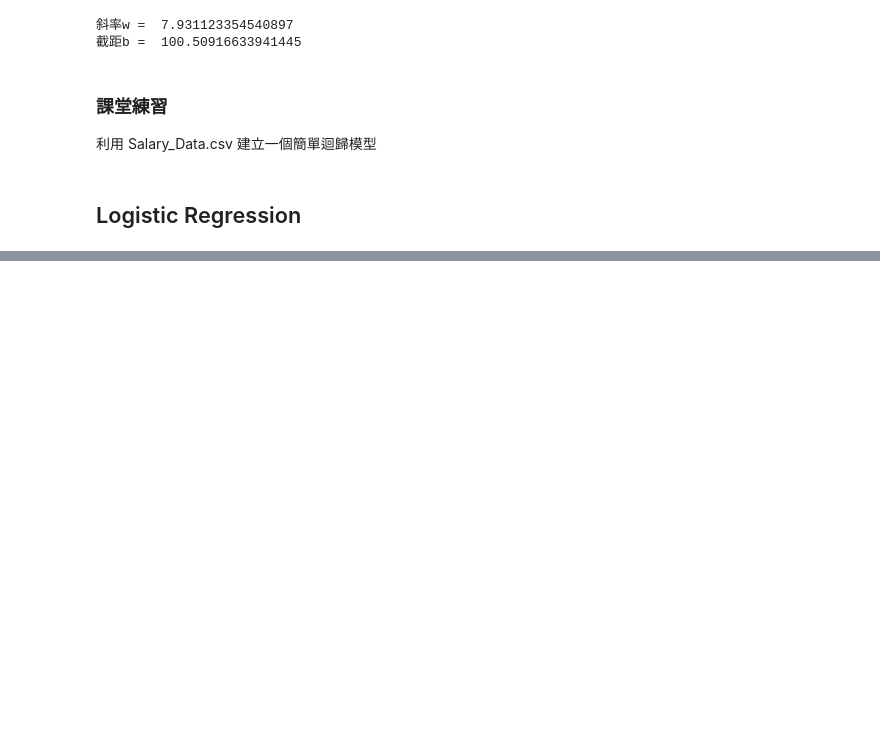
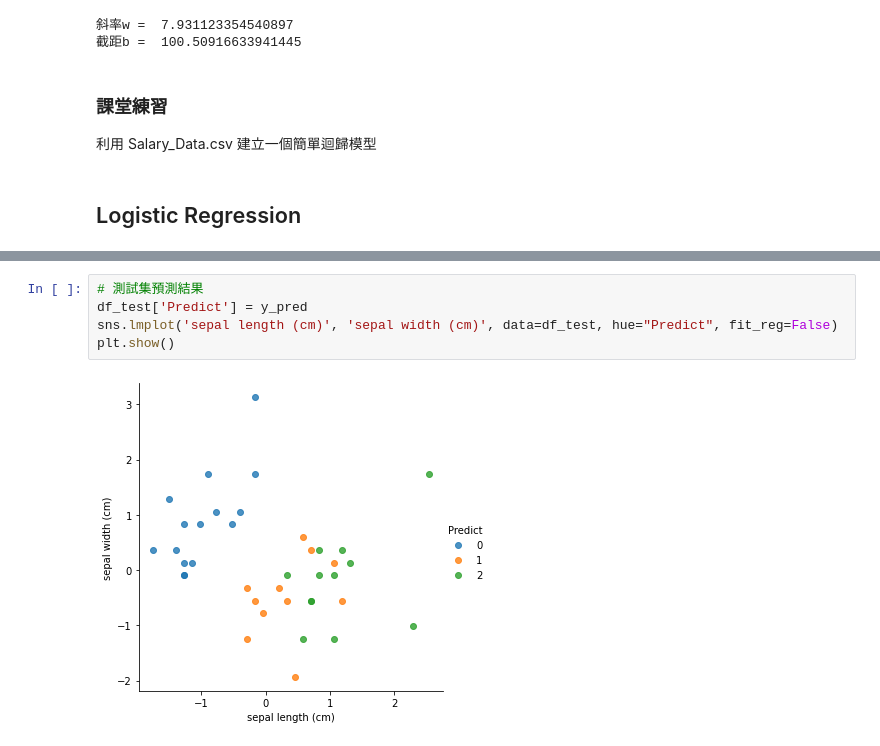
Before and after one commit to erik1110/Data-Science, a Jupyter notebook: 08_Model_Development/08_M2_Regression.ipynb, the cells around one changed output, grey strips where cells are left out. Saved outputs shown, nothing was run; the diff lists cells and outputs as text; blank space fills up the shorter version.

```diff
--- a/08_Model_Development/08_M2_Regression.ipynb
+++ b/08_Model_Development/08_M2_Regression.ipynb
@@ -69,0 +226,7 @@ print("截距b = ", intercept[0])
+# %%
+# 測試集預測結果
+df_test['Predict'] = y_pred
+sns.lmplot('sepal length (cm)', 'sepal width (cm)', data=df_test, hue="Predict", fit_reg=False)
+plt.show()
+# %% [output]
+[figure, added]
```
Also changed, not shown: parts of 16 cells of this notebook.
